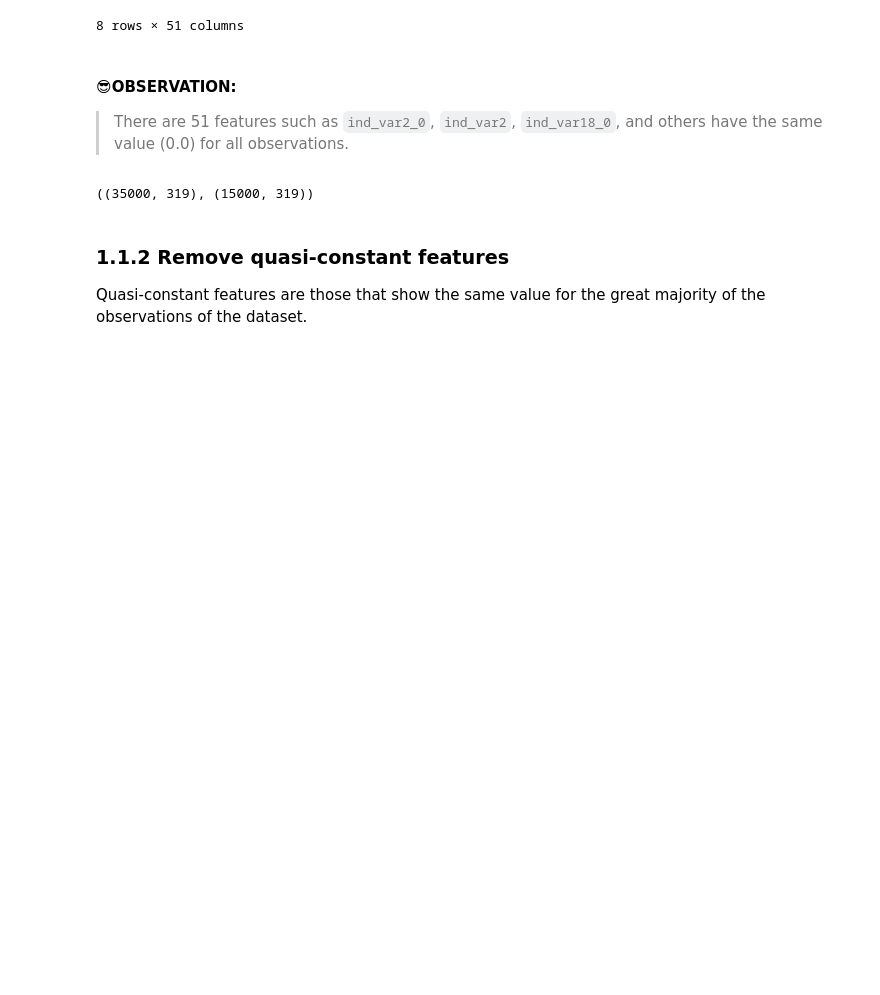
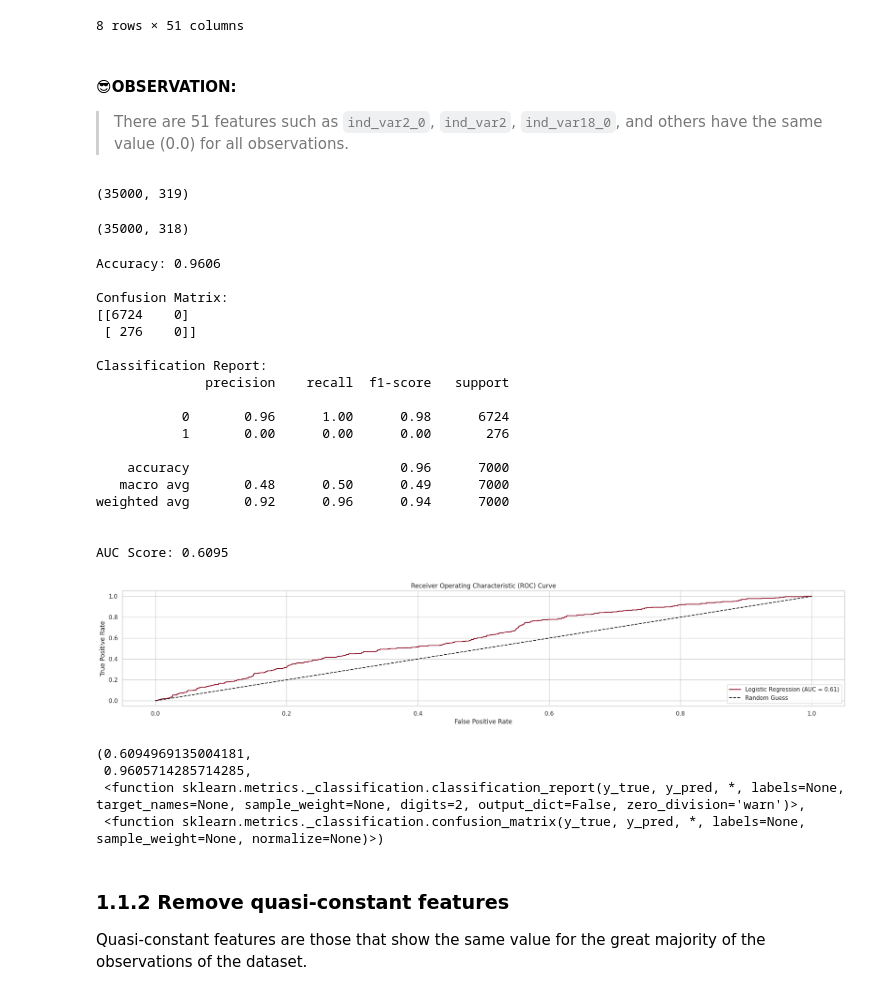
Before and after one commit to heba14101998/Hands-on-Data-with-Python, a Jupyter notebook: python-for-data-26-feature-selection.ipynb, the cells around one changed output. Cells and saved outputs as stored; diff of their text form; code cells hidden in the pictures; blank space fills up the shorter version.

```diff
--- a/python-for-data-26-feature-selection.ipynb
+++ b/python-for-data-26-feature-selection.ipynb
@@ -136,8 +165,8 @@ X_train.head()
 `sklearn.feature_selection.VarianceThreshold` removes all features which variance doesn’t meet some threshold.
 # %%
 from sklearn.feature_selection import VarianceThreshold
-selection = VarianceThreshold()
-selection.fit(X_train)
+selectvar = VarianceThreshold()
+selectvar.fit(X_train)
 # %% [output]
 VarianceThreshold()
 # %%
@@ -164,13 +193,41 @@ X_train[X_train.columns[~selection.get_support()]].describe()
 > There are 51 features such as `ind_var2_0`, `ind_var2`, `ind_var18_0`, and others have the same value (0.0) for all observations.
 # %%
 # columns name after remove the 51 feature
-remain_columns = X_train.columns[selection.get_support()]
+X_train = X_train.iloc[:, selectvar.get_support(indices = True)]
+X_train.shape
+# %% [output]
+(35000, 319)
-# %%
-X_train = pd.DataFrame(selection.transform(X_train), columns=remain_columns)
-X_test = pd.DataFrame(selection.transform(test_data), columns=remain_columns)
-X_train.shape, X_test.shape
-# %% [output]
-((35000, 319), (15000, 319))
+# %%
+X_train = X_train.drop(columns='ID')
+X_train.shape
+# %% [output]
+(35000, 318)
+# %%
+Test_model(X_train, y_train)
+# %% [output]
+Accuracy: 0.9606
+
+Confusion Matrix:
+[[6724    0]
+ [ 276    0]]
+
+Classification Report:
+              precision    recall  f1-score   support
+
+           0       0.96      1.00      0.98      6724
+           1       0.00      0.00      0.00       276
+
+    accuracy                           0.96      7000
+   macro avg       0.48      0.50      0.49      7000
+weighted avg       0.92      0.96      0.94      7000
+
+
+AUC Score: 0.6095
+[figure, added]
+(0.6094969135004181,
+ 0.9605714285714285,
+ <function sklearn.metrics._classification.classification_report(y_true, y_pred, *, labels=None, target_names=None, sample_weight=None, digits=2, output_dict=False, zero_division='warn')>,
+ <function sklearn.metrics._classification.confusion_matrix(y_true, y_pred, *, labels=None, sample_weight=None, normalize=None)>)
 # %% [markdown]
 ### <a id="1.1.2">1.1.2 Remove quasi-constant features</a>
 Quasi-constant features are those that show the same value for the great majority of the observations of the dataset.
```
Also changed, not shown: parts of 129 cells of this notebook.
